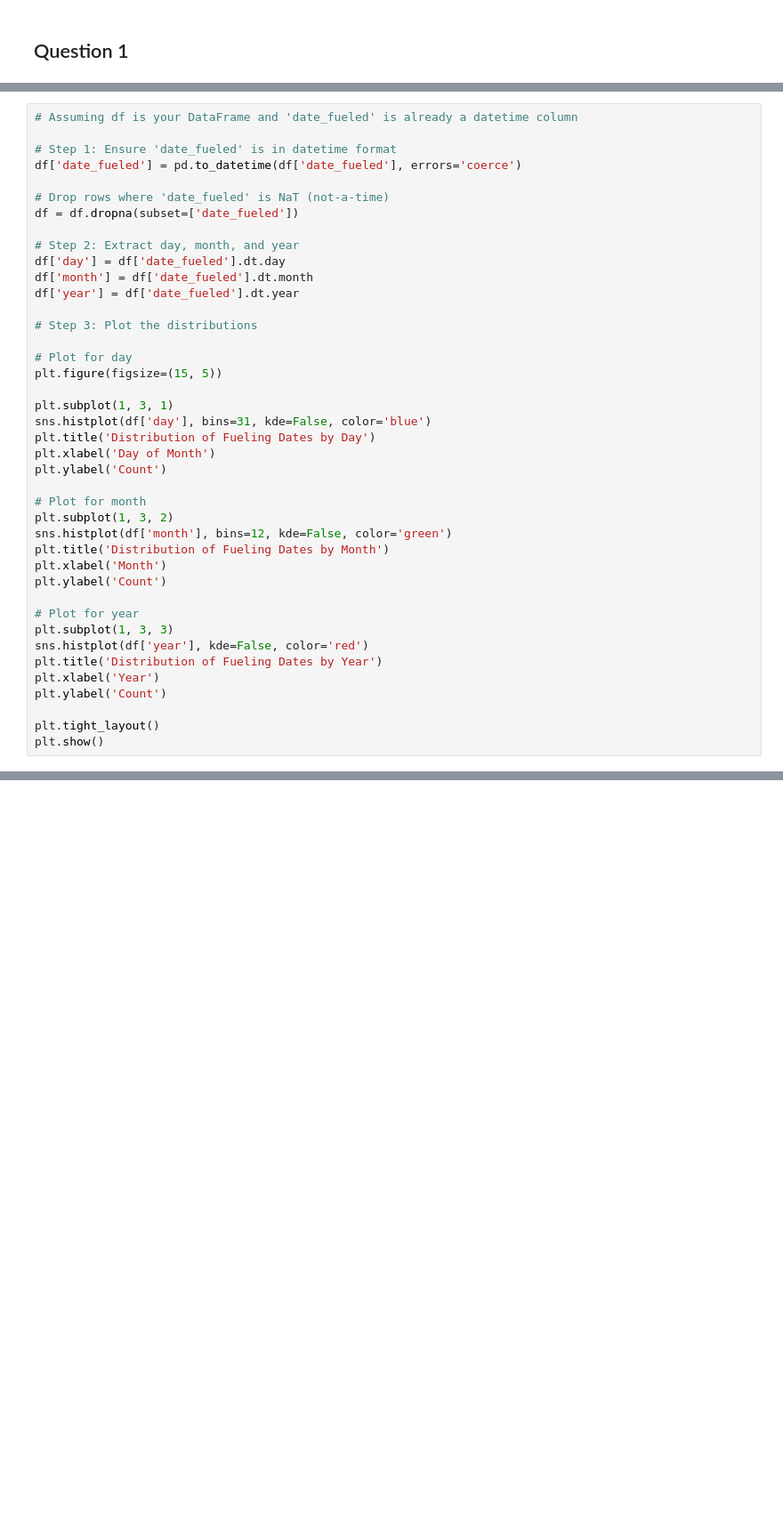
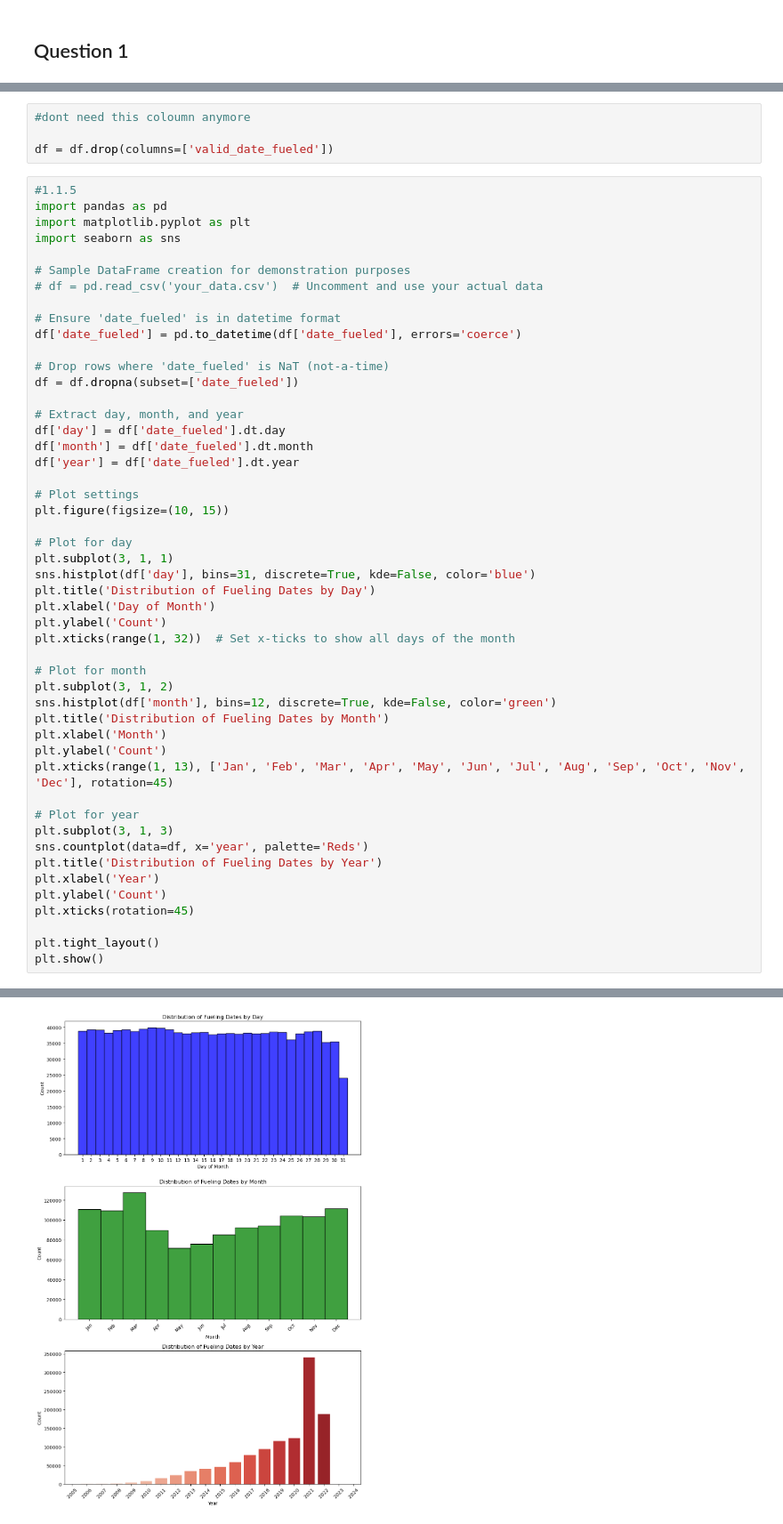
Before and after one commit to TumiJourdan/IDVE-Assignments, a Jupyter notebook: Assignment 1/main.ipynb, the cells around one changed output, grey strips where cells are left out. Shown at 89% size. Cells and saved outputs as stored; diff of their text form; blank space fills up the shorter version.

Commit message:
fixed plot 1.1.5

```diff
--- a/Assignment 1/main.ipynb
+++ b/Assignment 1/main.ipynb
@@ -107,43 +103,55 @@ df.head()
 | 3 | 2019-05-04 | 2019-05-04 | 163,802 | 10.575 | £5.11 | £54.00 | 46.8 | NaN | ... |
 | 4 | 2022-02-15 | 2022-02-15 | NaN | 11.651 | $3.029 | $35.29 | 21.0 | 244.4 | ... |
+# %%
+#dont need this coloumn anymore
+
+df = df.drop(columns=['valid_date_fueled'])
 # %%
-# Assuming df is your DataFrame and 'date_fueled' is already a datetime column
+#1.1.5
+import pandas as pd
+import matplotlib.pyplot as plt
+import seaborn as sns
 
-# Step 1: Ensure 'date_fueled' is in datetime format
+# Sample DataFrame creation for demonstration purposes
+# df = pd.read_csv('your_data.csv')  # Uncomment and use your actual data
+
+# Ensure 'date_fueled' is in datetime format
 df['date_fueled'] = pd.to_datetime(df['date_fueled'], errors='coerce')
 
 # Drop rows where 'date_fueled' is NaT (not-a-time)
 df = df.dropna(subset=['date_fueled'])
 
-# Step 2: Extract day, month, and year
+# Extract day, month, and year
 df['day'] = df['date_fueled'].dt.day
 df['month'] = df['date_fueled'].dt.month
 df['year'] = df['date_fueled'].dt.year
 
-# Step 3: Plot the distributions
+# Plot settings
+plt.figure(figsize=(10, 15))
 
 # Plot for day
-plt.figure(figsize=(15, 5))
-
-plt.subplot(1, 3, 1)
-sns.histplot(df['day'], bins=31, kde=False, color='blue')
+plt.subplot(3, 1, 1)
+sns.histplot(df['day'], bins=31, discrete=True, kde=False, color='blue')
 plt.title('Distribution of Fueling Dates by Day')
 plt.xlabel('Day of Month')
 plt.ylabel('Count')
+plt.xticks(range(1, 32))  # Set x-ticks to show all days of the month
 
 # Plot for month
-plt.subplot(1, 3, 2)
-sns.histplot(df['month'], bins=12, kde=False, color='green')
+plt.subplot(3, 1, 2)
+sns.histplot(df['month'], bins=12, discrete=True, kde=False, color='green')
 plt.title('Distribution of Fueling Dates by Month')
 plt.xlabel('Month')
 plt.ylabel('Count')
+plt.xticks(range(1, 13), ['Jan', 'Feb', 'Mar', 'Apr', 'May', 'Jun', 'Jul', 'Aug', 'Sep', 'Oct', 'Nov', 'Dec'], rotation=45)
 
 # Plot for year
-plt.subplot(1, 3, 3)
-sns.histplot(df['year'], kde=False, color='red')
+plt.subplot(3, 1, 3)
+sns.countplot(data=df, x='year', palette='Reds')
 plt.title('Distribution of Fueling Dates by Year')
 plt.xlabel('Year')
 plt.ylabel('Count')
+plt.xticks(rotation=45)
 
 plt.tight_layout()
 plt.show()
@@ -151,0 +159 @@ ModuleNotFoundError: No module named 'seaborn'
+[figure, added]
```
Also changed, not shown: parts of 6 cells of this notebook.
